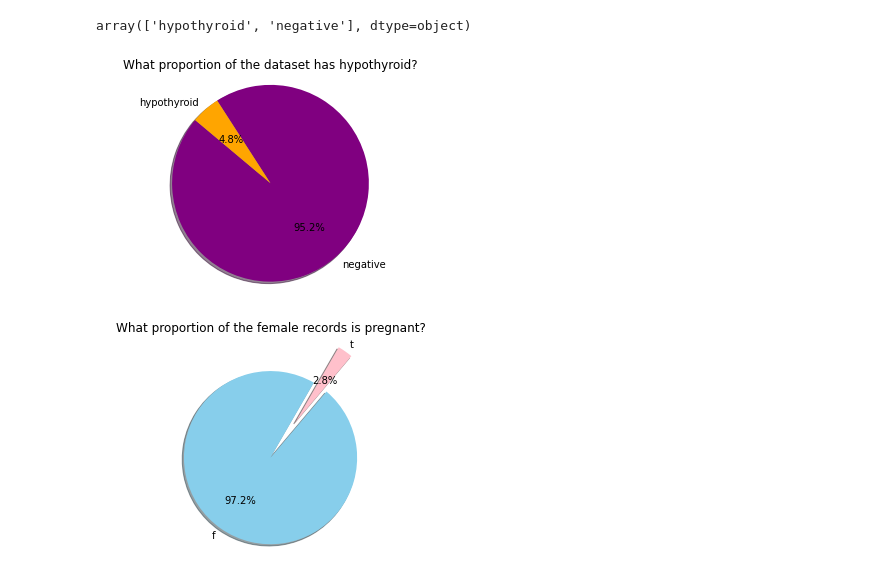
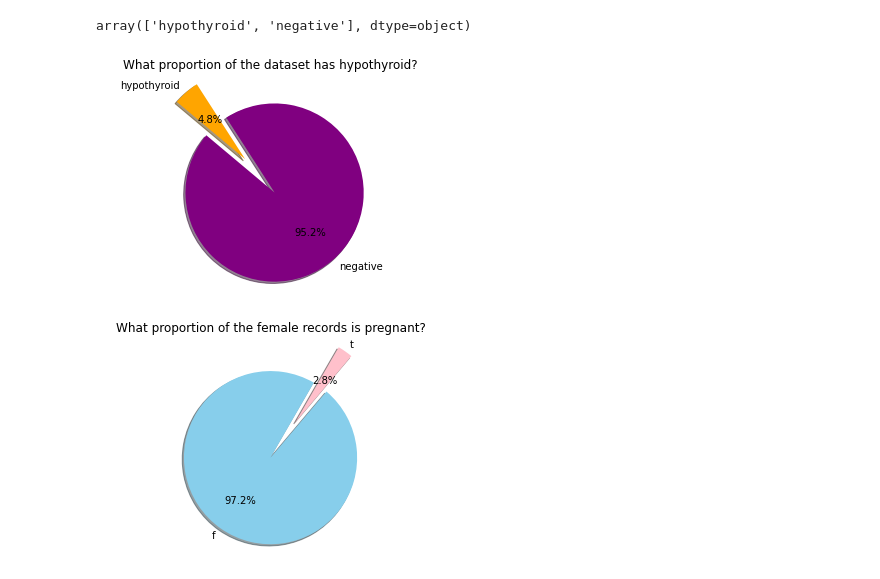
Before and after one commit to Mwadz/Hypothyroidism-Prediction, a Jupyter notebook: Week_8_IP.ipynb, the cells around one changed output. Cells and saved outputs as stored; diff of their text form; code cells hidden in the pictures.

```diff
--- a/Week_8_IP.ipynb
+++ b/Week_8_IP.ipynb
@@ -260,12 +260,12 @@ thyroid['status'].unique()
 array(['hypothyroid', 'negative'], dtype=object)
 # %%
 # finding out what proportion of our dataset has hypothyroid
-plt.pie(thyroid['status'].value_counts(normalize=True), labels =thyroid['status'].value_counts().index,colors = ['purple', 'orange'], autopct = '%1.1f%%', shadow = True, startangle = 140)
+plt.pie(thyroid['status'].value_counts(normalize=True), labels =thyroid['status'].value_counts().index,colors = ['purple', 'orange'], autopct = '%1.1f%%', explode = [0.5,0], shadow = True, startangle = 140)
 plt.axis('equal')
 plt.title('What proportion of the dataset has hypothyroid?')
 plt.show()
 # %% [output]
-[figure, old version]
+[figure, new version]
 # %%
 # creating new dataframe with only female records
 fem = thyroid[(thyroid['sex'] == 'F')]
```
Also changed, not shown: parts of 32 cells of this notebook.
